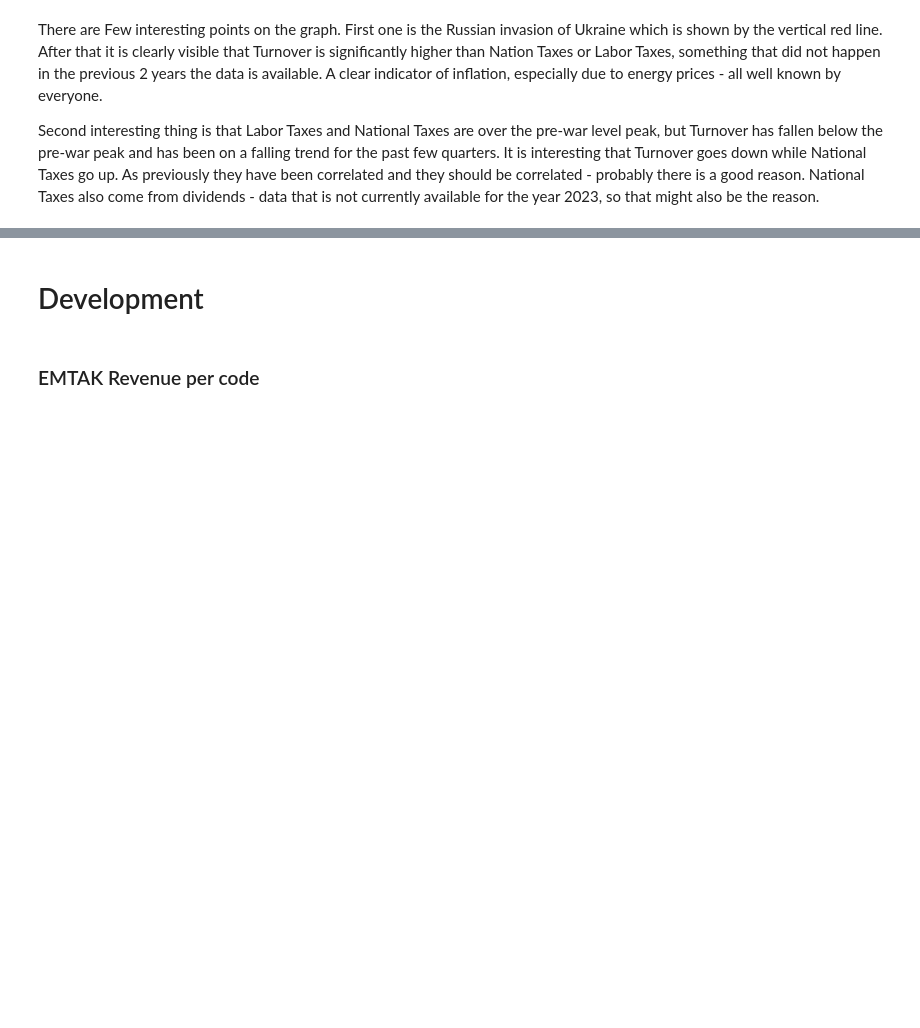
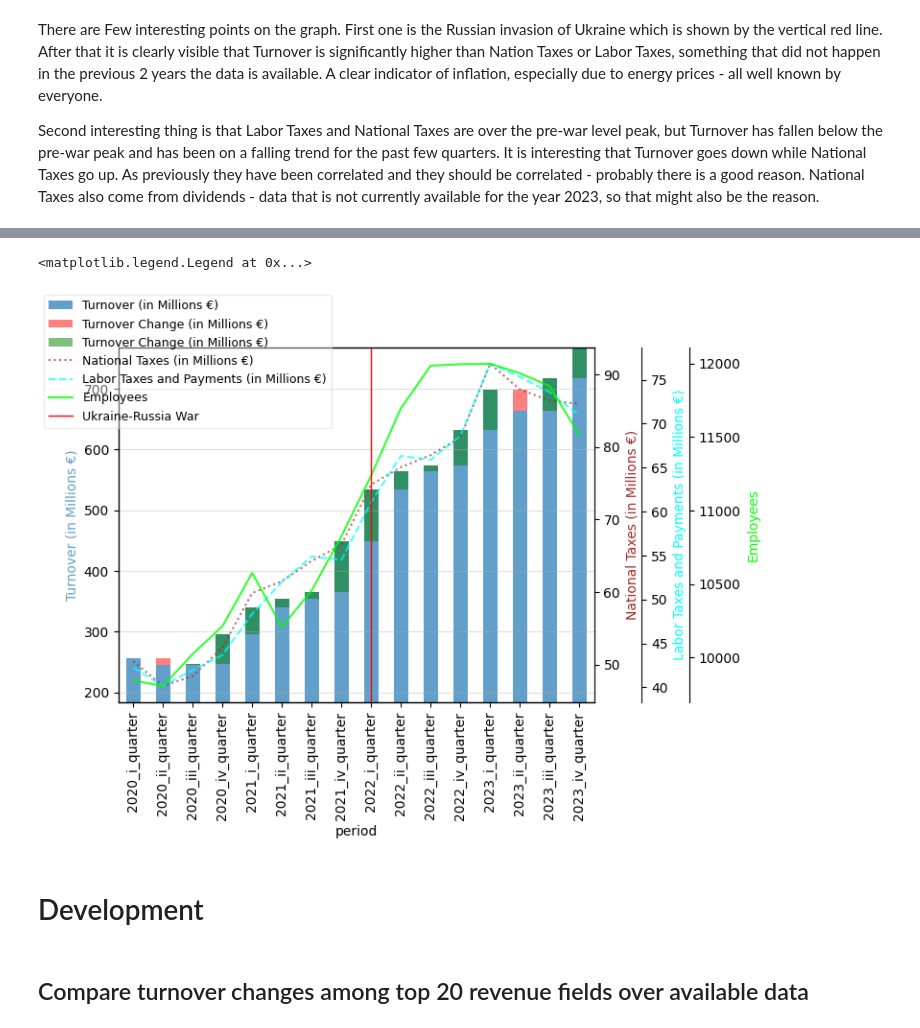
Before and after one commit to olympus999/e-ariregistri_avaandmed, a Jupyter notebook: Spark.ipynb, the cells around one changed output, grey strips where cells are left out. Saved outputs shown, nothing was run; the diff lists cells and outputs as text; code cells hidden in the pictures; blank space fills up the shorter version.

```diff
--- a/Spark.ipynb
+++ b/Spark.ipynb
@@ -400,3 +564,9 @@ only showing top 20 rows
+# %%
+def query_data(q):
+  res = spark.sql(q).cache()
+  df_res = res.toPandas()
+
+  return df_res
 # %% [markdown]
 ### Filter companies and get details
 
@@ -540,4 +793,69 @@ Second interesting thing is that Labor Taxes and National Taxes are over the pre
+# %%
+kwargs = {'rot': 90}
+
+# Turnover
+ax = df_programming[[sum_turnover]].plot(kind='bar',
+                                          alpha=1,
+                                          legend=False,
+                                          color=(0.3843137254901961, 0.6235294117647059, 0.792156862745098),
+                                          **kwargs)
+
+df_pos_change, df_neg_change = df_programming[sum_change_turnover].clip(lower=0), \
+                                df_programming[sum_change_turnover].clip(upper=0)
+
+alpha = 0.5
+
+df_neg_change.plot(kind='bar',
+                   color='red',
+                   bottom=df_programming[sum_turnover] - df_neg_change,
+                   ax=ax,
+                   alpha=alpha,
+                   **kwargs)
+
+df_pos_change.plot(kind='bar',
+                   color='green',
+                   bottom=df_programming[sum_turnover] - df_pos_change,
+                   ax=ax,
+                   alpha=alpha,
+                   **kwargs)
+
+ax.set_ylim(bottom=df_programming[sum_turnover].min() * 0.75)
+ax.set_ylabel(sum_turnover, color=(0.3843137254901961, 0.6235294117647059, 0.792156862745098), alpha=1)
+
+# Add grid
+plt.gca().yaxis.grid(True, which="major", alpha=0.4)
+plt.gca().yaxis.grid(True, which="minor", alpha=0.8)
+
+# National taxes
+color = 'brown'
+ax2 = ax.twinx()
+ax2.spines['right'].set_position(('axes', 1))
+df_programming[sum_national_taxes].plot(style=':', color=color, ax=ax2, alpha=0.7, **kwargs)
+ax2.set_ylabel(sum_national_taxes, color=color)
+
+# Labor Taxes and Payments
+color = 'aqua'
+ax2 = ax.twinx()
+ax2.spines['right'].set_position(('axes', 1.1))
+df_programming[sum_labor_taxes_and_payments].plot(style='--', color=color, ax=ax2, alpha=0.7, **kwargs)
+ax2.set_ylabel(sum_labor_taxes_and_payments, color=color)
+
+# Employees
+color = 'lime'
+ax2 = ax.twinx()
+ax2.spines['right'].set_position(('axes', 1.2))
+df_programming[sum_employees].plot(style='-', color=color, ax=ax2, alpha=0.8, **kwargs)
+ax2.set_ylabel(sum_employees, color=color)
+
+# Ukraine war line
+plt.axvline(x=8, color='red', label='Ukraine-Russia War', linestyle='-', linewidth=1, alpha=1)
+
+# Legend
+ax.figure.legend(loc=2, framealpha=0.4, fontsize=9)
+# %% [output]
+<matplotlib.legend.Legend at 0x...>
+[figure, added]
 # %% [markdown]
 # Development
-# %% [markdown]
-### EMTAK Revenue per code
+# %% [markdown]
+## Compare turnover changes among top 20 revenue fields over available data
```
Also changed, not shown: parts of 38 cells of this notebook.
